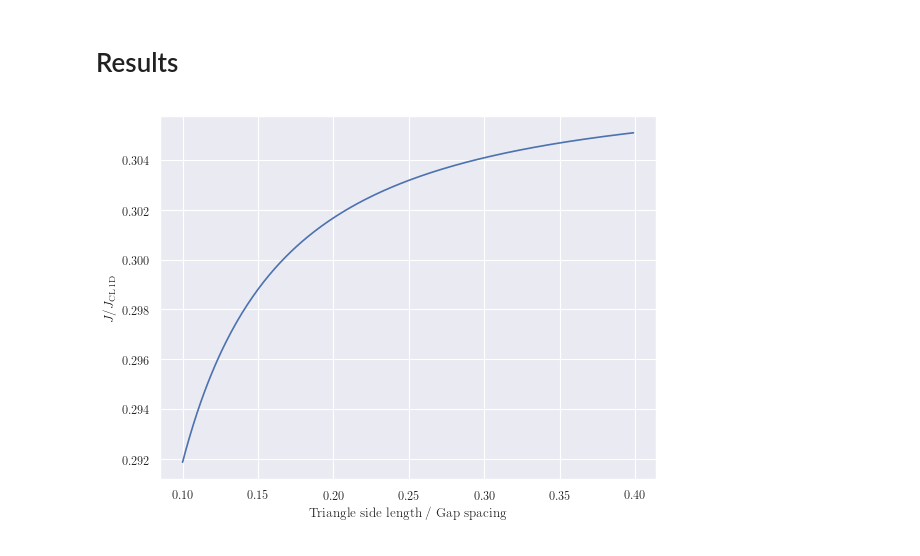
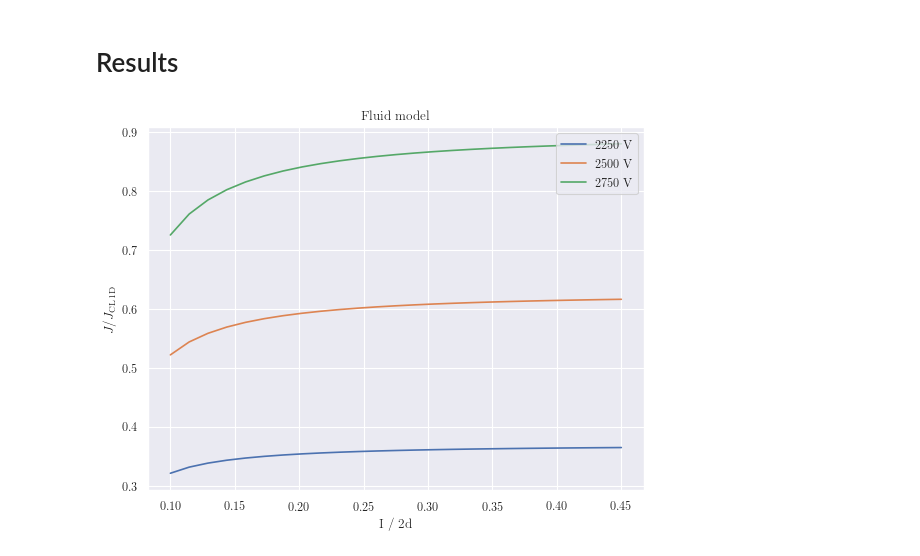
Before and after one commit to NanoPhysicsCenter/RUMDEED, a Jupyter notebook: scripts/fluid/Fluid - Triangle.ipynb, the cells around one changed output. Cells and saved outputs as stored; diff of their text form; code cells hidden in the pictures.

```diff
--- a/scripts/fluid/Fluid - Triangle.ipynb
+++ b/scripts/fluid/Fluid - Triangle.ipynb
@@ -123,14 +156,23 @@ x = 0.15 # Mixing weight in iteration
 MAX_ITER = 500 # Maximum number of iterations before giving upp
 
 # System parameters
-V = 20.0E3 # Voltage [V]
-d = 2500.0 # Gap spacing [nm]
-#w_theta = 4.70 # Work function [eV]
+V = 1.0 # Voltage [V]
+d = 1.0 # Gap spacing [nm]
 
 E_vac = V / (d*1.0E-9) # [V/m]
 
 # Scale the current density with the Child-Langmuir law in 1D
 J_CL1D = 4/9*epsilon_0*np.sqrt(2*e/m_e)*V**(3/2)/(d*1.0E-9)**2
+
+def Set_System(V_: float, d_: float):
+    global V, d, E_vac, J_CL1D
+    V = V_
+    d = d_
+    E_vac = V/(d*1.0E-9)
+    J_CL1D = 4/9*epsilon_0*np.sqrt(2*e/m_e)*V**(3/2)/(d*1.0E-9)**2
+
+# Use this function to set system parameters
+Set_System(2250, 1000.0)
 # %%
 # Functions
 
@@ -268,46 +310,101 @@ def Do_Fluid_Model(emitter_x, emitter_y, emitter_Lx, emitter_Ly, emitter_w):
 # Results
 # %%
 # Triangle length start, stop and number of steps
-start = 250.0 # start [nm]
-stop = 1000.0 # end [nm]
-steps = 251 # steps
+start = 200.0 # start [nm]
+stop  = 900.0 # end [nm]
+steps = 25 # steps
 
 # Create array's to store results
-cur_dens = np.zeros(steps)
-field_E  = np.zeros(steps)
-a        = np.zeros(steps)
+cur_dens_1 = np.zeros(steps)
+cur_dens_2 = np.zeros(steps)
+cur_dens_3 = np.zeros(steps)
+field_E    = np.zeros(steps)
+a          = np.zeros(steps)
 
+Set_System(2250.0, 1000.0)
 for i in range(steps):
     # Calculate the triangle side length
-    a[i] = start + (stop-start)/steps*i
+    a[i] = start + (stop-start)/(steps-1)*i
 
     # Get the x, y coordinates of the emitters
     emitter_x, emitter_y, emitter_Lx, emitter_Ly, emitter_w = Triangle_emitters(a[i])
 
     # Scale the variables with d
     emitter_x  = emitter_x/d
     emitter_y  = emitter_y/d
     emitter_Lx = emitter_Lx/d
     emitter_Ly = emitter_Ly/d
-    nrEmit = len(emitter_x)
+    nrEmit     = len(emitter_x)
 
     J = np.zeros(nrEmit)
     E = np.zeros(nrEmit)
 
     # Do the fluid model calculations
     J, E = Do_Fluid_Model(emitter_x, emitter_y, emitter_Lx, emitter_Ly, emitter_w)
 
     # Return the current density of the center emitter, results are scaled in J_CL1D
-    cur_dens[i] = J[0]
+    cur_dens_1[i] = np.mean(J[0:24])
+
+Set_System(2500.0, 1000.0)
+for i in range(steps):
+    # Calculate the triangle side length
+    a[i] = start + (stop-start)/(steps-1)*i
+
+    # Get the x, y coordinates of the emitters
+    emitter_x, emitter_y, emitter_Lx, emitter_Ly, emitter_w = Triangle_emitters(a[i])
+
+    # Scale the variables with d
+    emitter_x  = emitter_x/d
+    emitter_y  = emitter_y/d
+    emitter_Lx = emitter_Lx/d
+    emitter_Ly = emitter_Ly/d
+    nrEmit     = len(emitter_x)
+
+    J = np.zeros(nrEmit)
+    E = np.zeros(nrEmit)
+
+    # Do the fluid model calculations
+    J, E = Do_Fluid_Model(emitter_x, emitter_y, emitter_Lx, emitter_Ly, emitter_w)
+
+    # Return the current density of the center emitter, results are scaled in J_CL1D
+    cur_dens_2[i] = np.mean(J[0:24])
+
+Set_System(2750.0, 1000.0)
+for i in range(steps):
+    # Calculate the triangle side length
+    a[i] = start + (stop-start)/(steps-1)*i
+
+    # Get the x, y coordinates of the emitters
+    emitter_x, emitter_y, emitter_Lx, emitter_Ly, emitter_w = Triangle_emitters(a[i])
+
+    # Scale the variables with d
+    emitter_x  = emitter_x/d
+    emitter_y  = emitter_y/d
+    emitter_Lx = emitter_Lx/d
+    emitter_Ly = emitter_Ly/d
+    nrEmit     = len(emitter_x)
+
+    J = np.zeros(nrEmit)
+    E = np.zeros(nrEmit)
+
+    # Do the fluid model calculations
+    J, E = Do_Fluid_Model(emitter_x, emitter_y, emitter_Lx, emitter_Ly, emitter_w)
+
+    # Return the current density of the center emitter, results are scaled in J_CL1D
+    cur_dens_3[i] = np.mean(J[0:24])
 
 # Plot the results
 plt.rc('text', usetex=True)
 plt.rc('font', family='serif', size=16)
 fig = plt.figure(num=None, figsize=(8, 6), dpi=80)
 ax = plt.subplot(111)
-ax.plot(a/d, cur_dens, 'b-')
-plt.xlabel('Triangle side length / Gap spacing')
+ax.plot(a/(2*d), cur_dens_1, label='2250 V')
+ax.plot(a/(2*d), cur_dens_2, label='2500 V')
+ax.plot(a/(2*d), cur_dens_3, label='2750 V')
+ax.legend(loc='upper right')
+plt.xlabel('I / 2d')
 plt.ylabel(r'$J/J_{\rm CL\,1D}$')
+plt.title('Fluid model')
 plt.show()
 # %% [output]
-[figure, old version]
+[figure, new version]
```
Also changed, not shown: parts of 6 cells of this notebook, 6 other files.
